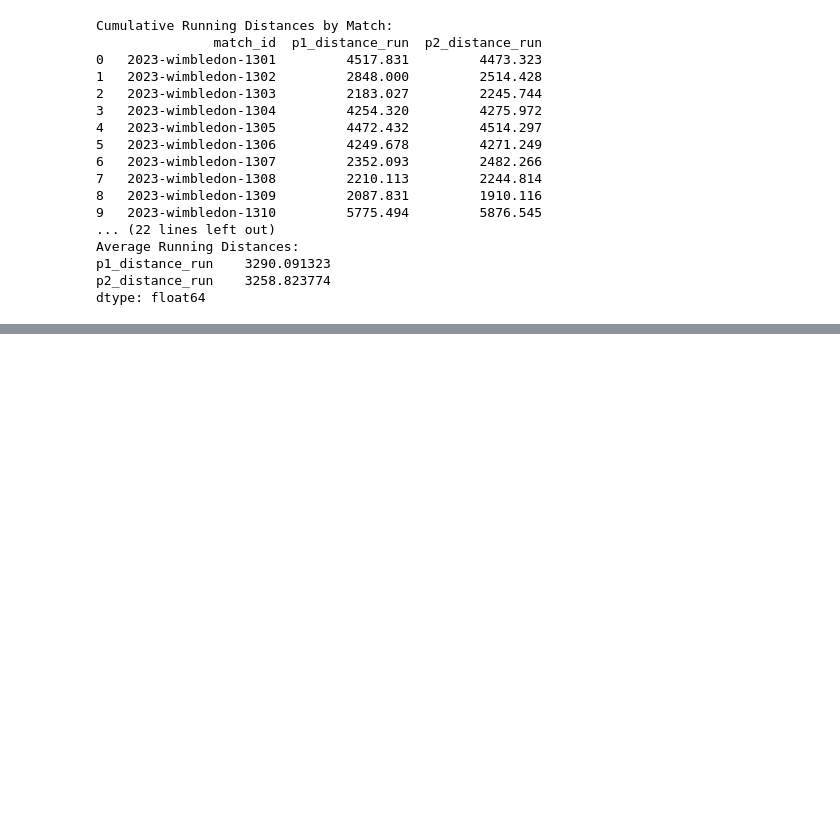
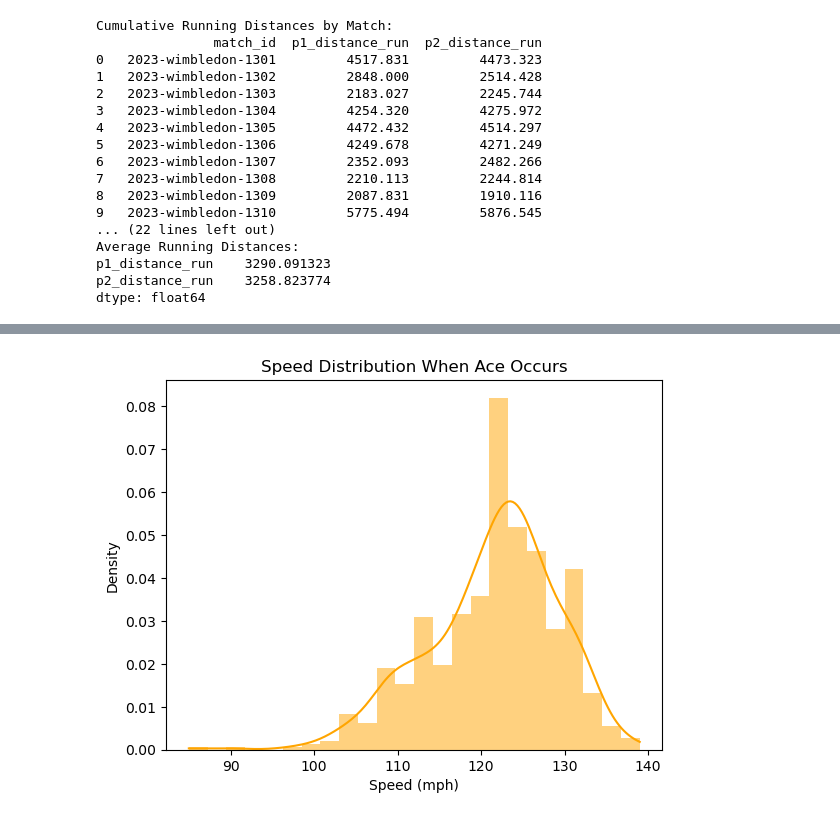
Before and after one commit to UsanoCoCr/tennis24, a Jupyter notebook: Other factors analysis.ipynb, the cells around one changed output, grey strips where cells are left out. Saved outputs shown, nothing was run; the diff lists cells and outputs as text; code cells hidden in the pictures; blank space fills up the shorter version.

```diff
--- a/Other factors analysis.ipynb
+++ b/Other factors analysis.ipynb
@@ -167,0 +205,11 @@ array([['152.0', '695.0'],
+# %%
+ace_df = df[(df['p1_ace'] == 1) | (df['p2_ace'] == 1)]
+
+sns.histplot(ace_df['speed_mph'], kde=True, stat="density", color="orange", linewidth=0)
+plt.title('Speed Distribution When Ace Occurs')
+plt.xlabel('Speed (mph)')
+plt.ylabel('Density')
+plt.savefig('image/ace speed.png',dpi=300)
+plt.show()
+# %% [output]
+[figure, added]
```
Also changed, not shown: parts of 6 cells of this notebook, 7 other files.
